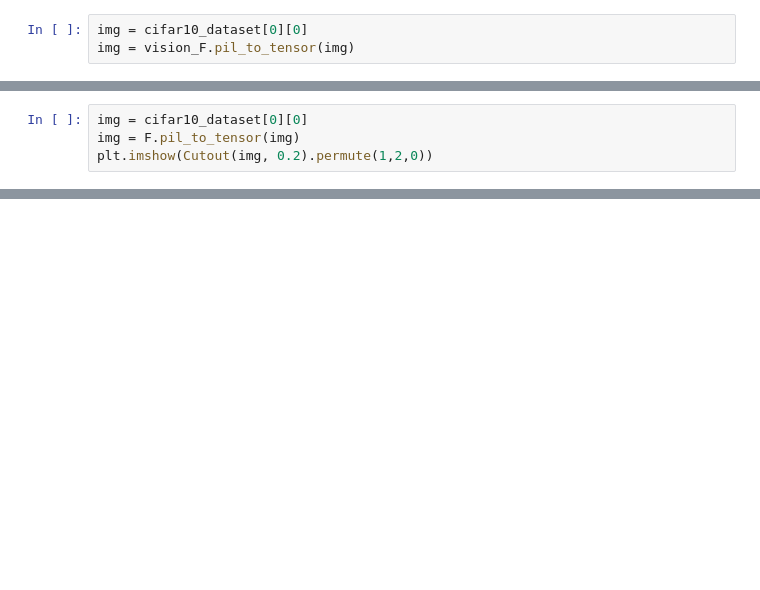
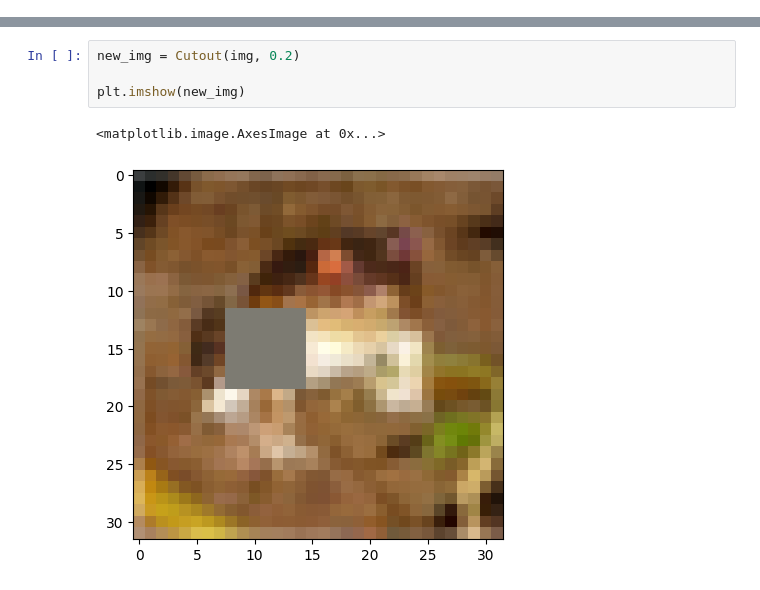
Before and after one commit to TheSun00000/RL_enhanced_SSL, a Jupyter notebook: tmp.ipynb, the cells around one changed output, grey strips where cells are left out. Drawn from its saved outputs; the diff is of its cells as text; blank space fills up the shorter version.

```diff
--- a/tmp.ipynb
+++ b/tmp.ipynb
@@ -9,5 +12,2 @@ cifar10_dataset = torchvision.datasets.CIFAR10('dataset', download=True)
 # %% [output]
 Files already downloaded and verified
-# %%
-img = cifar10_dataset[0][0]
-img = vision_F.pil_to_tensor(img)
@@ -119,4 +13,0 @@ tensor([[[ 59,  43,  50,  ..., 158, 152, 148],
-# %%
-img = cifar10_dataset[0][0]
-img = F.pil_to_tensor(img)
-plt.imshow(Cutout(img, 0.2).permute(1,2,0))
@@ -141,0 +334,7 @@ plt.imshow(new_img.permute(1,2,0))
+# %%
+new_img = Cutout(img, 0.2)
+
+plt.imshow(new_img)
+# %% [output]
+<matplotlib.image.AxesImage at 0x...>
+[figure, added]
```
Also changed, not shown: parts of 17 cells of this notebook, 7 other files.
